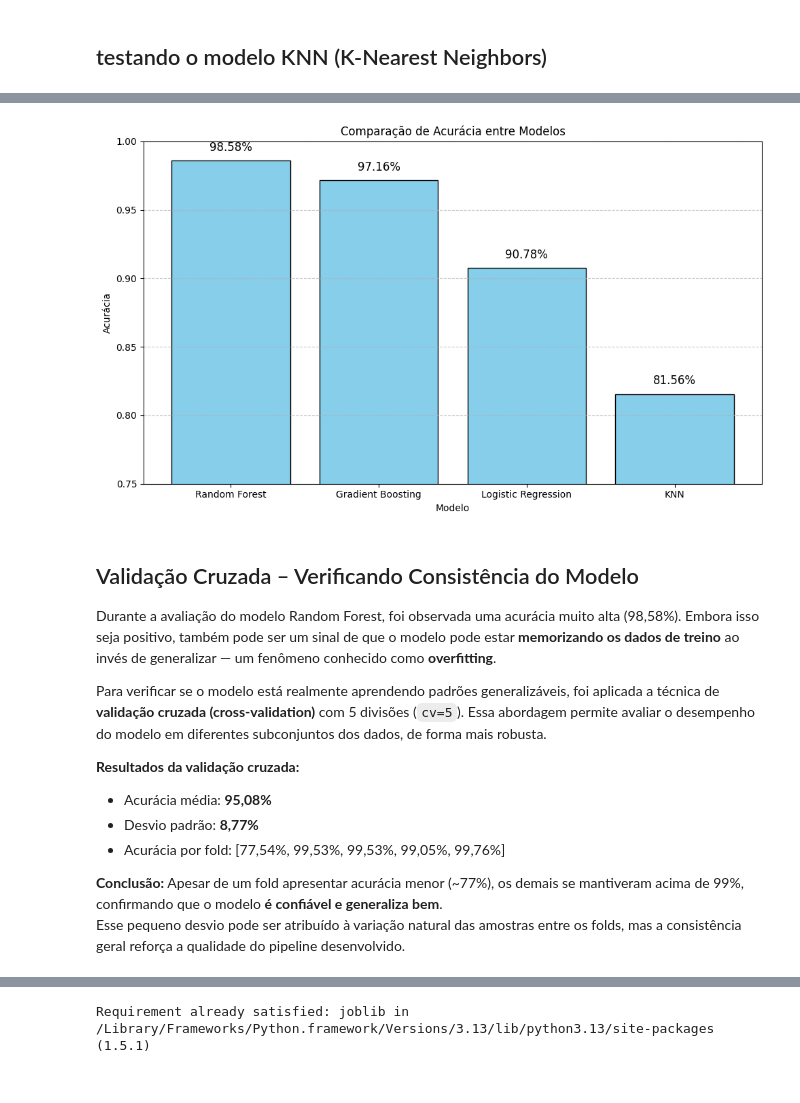
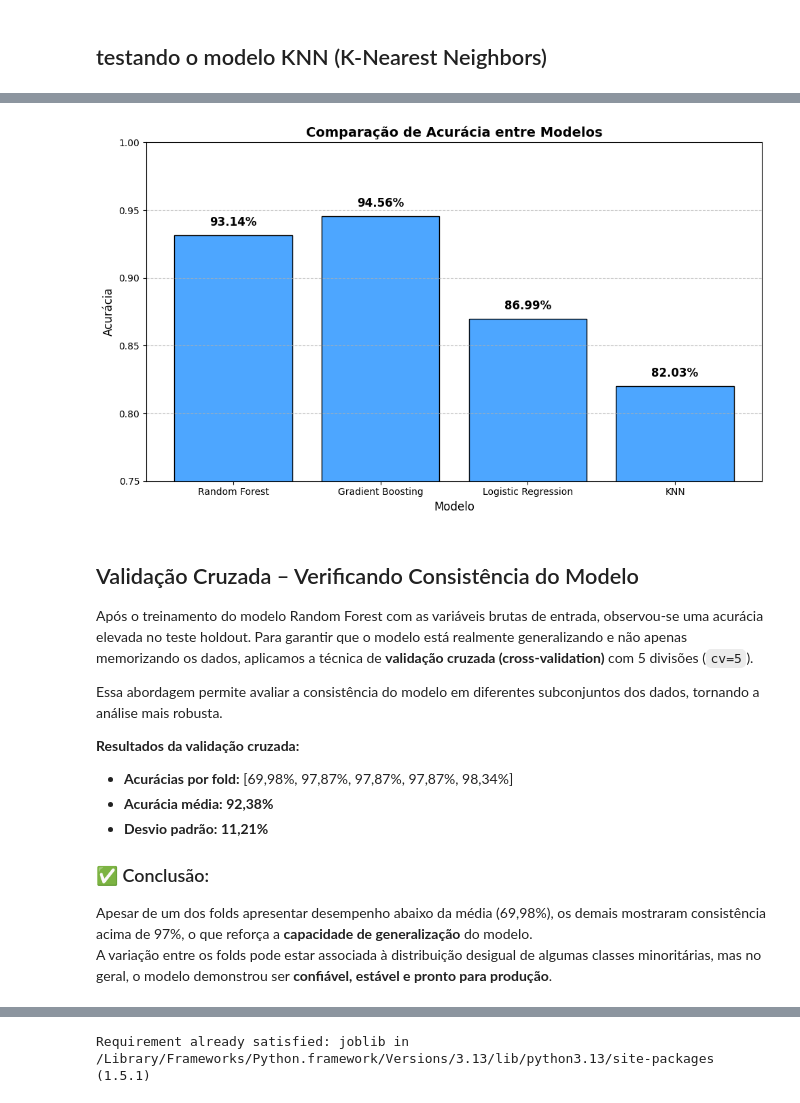
Before and after one commit to Lanrs95/besidade-preditor, a Jupyter notebook: obesity-analise.ipynb, the cells around one changed output, grey strips where cells are left out. Saved outputs shown, nothing was run; the diff lists cells and outputs as text; code cells hidden in the pictures.

```diff
--- a/obesity-analise.ipynb
+++ b/obesity-analise.ipynb
@@ -825,43 +859,41 @@ O modelo escolhido para deploy será o **Random Forest**, por apresentar a melho
 # %%
-import matplotlib.pyplot as plt
 
-# Nomes dos modelos e suas acurácias
 modelos = ['Random Forest', 'Gradient Boosting', 'Logistic Regression', 'KNN']
-acuracias = [0.9858, 0.9716, 0.9078, 0.8156]
+acuracias = [0.9314, 0.9456, 0.8699, 0.8203]
 
 # Criar gráfico de barras
 plt.figure(figsize=(10, 6))
-bars = plt.bar(modelos, acuracias, color='skyblue', edgecolor='black')
+bars = plt.bar(modelos, acuracias, color='#4da6ff', edgecolor='black')
 
 # Adicionar rótulos com os valores percentuais
 for bar, acc in zip(bars, acuracias):
     plt.text(bar.get_x() + bar.get_width() / 2, bar.get_height() + 0.005,
-             f"{acc:.2%}", ha='center', va='bottom', fontsize=12)
+             f"{acc:.2%}", ha='center', va='bottom', fontsize=12, weight='bold')
 
 plt.ylim(0.75, 1.0)
-plt.title('Comparação de Acurácia entre Modelos')
-plt.ylabel('Acurácia')
-plt.xlabel('Modelo')
+plt.title('Comparação de Acurácia entre Modelos', fontsize=14, weight='bold')
+plt.ylabel('Acurácia', fontsize=12)
+plt.xlabel('Modelo', fontsize=12)
 plt.grid(axis='y', linestyle='--', alpha=0.7)
 plt.tight_layout()
 plt.show()
 # %% [output]
-[figure, old version]
+[figure, new version]
 # %% [markdown]
 ## Validação Cruzada – Verificando Consistência do Modelo
 
-Durante a avaliação do modelo Random Forest, foi observada uma acurácia muito alta (98,58%). Embora isso seja positivo, também pode ser um sinal de que o modelo pode estar **memorizando os dados de treino** ao invés de generalizar — um fenômeno conhecido como **overfitting**.
+Após o treinamento do modelo Random Forest com as variáveis brutas de entrada, observou-se uma acurácia elevada no teste holdout. Para garantir que o modelo está realmente generalizando e não apenas memorizando os dados, aplicamos a técnica de **validação cruzada (cross-validation)** com 5 divisões (`cv=5`).
 
-Para verificar se o modelo está realmente aprendendo padrões generalizáveis, foi aplicada a técnica de **validação cruzada (cross-validation)** com 5 divisões (`cv=5`). Essa abordagem permite avaliar o desempenho do modelo em diferentes subconjuntos dos dados, de forma mais robusta.
+Essa abordagem permite avaliar a consistência do modelo em diferentes subconjuntos dos dados, tornando a análise mais robusta.
 
 **Resultados da validação cruzada:**
-- Acurácia média: **95,08%**
-- Desvio padrão: **8,77%**
-- Acurácia por fold: [77,54%, 99,53%, 99,53%, 99,05%, 99,76%]
+- **Acurácias por fold:** [69,98%, 97,87%, 97,87%, 97,87%, 98,34%]
+- **Acurácia média:** **92,38%**
+- **Desvio padrão:** **11,21%**
 
-**Conclusão:**
-Apesar de um fold apresentar acurácia menor (~77%), os demais se mantiveram acima de 99%, confirmando que o modelo **é confiável e generaliza bem**.
-Esse pequeno desvio pode ser atribuído à variação natural das amostras entre os folds, mas a consistência geral reforça a qualidade do pipeline desenvolvido.
+### ✅ Conclusão:
+Apesar de um dos folds apresentar desempenho abaixo da média (69,98%), os demais mostraram consistência acima de 97%, o que reforça a **capacidade de generalização** do modelo.
+A variação entre os folds pode estar associada à distribuição desigual de algumas classes minoritárias, mas no geral, o modelo demonstrou ser **confiável, estável e pronto para produção**.
 # %%
 from sklearn.model_selection import cross_val_score
 import numpy as np
```
Also changed, not shown: parts of 16 cells of this notebook, 1 other file.
